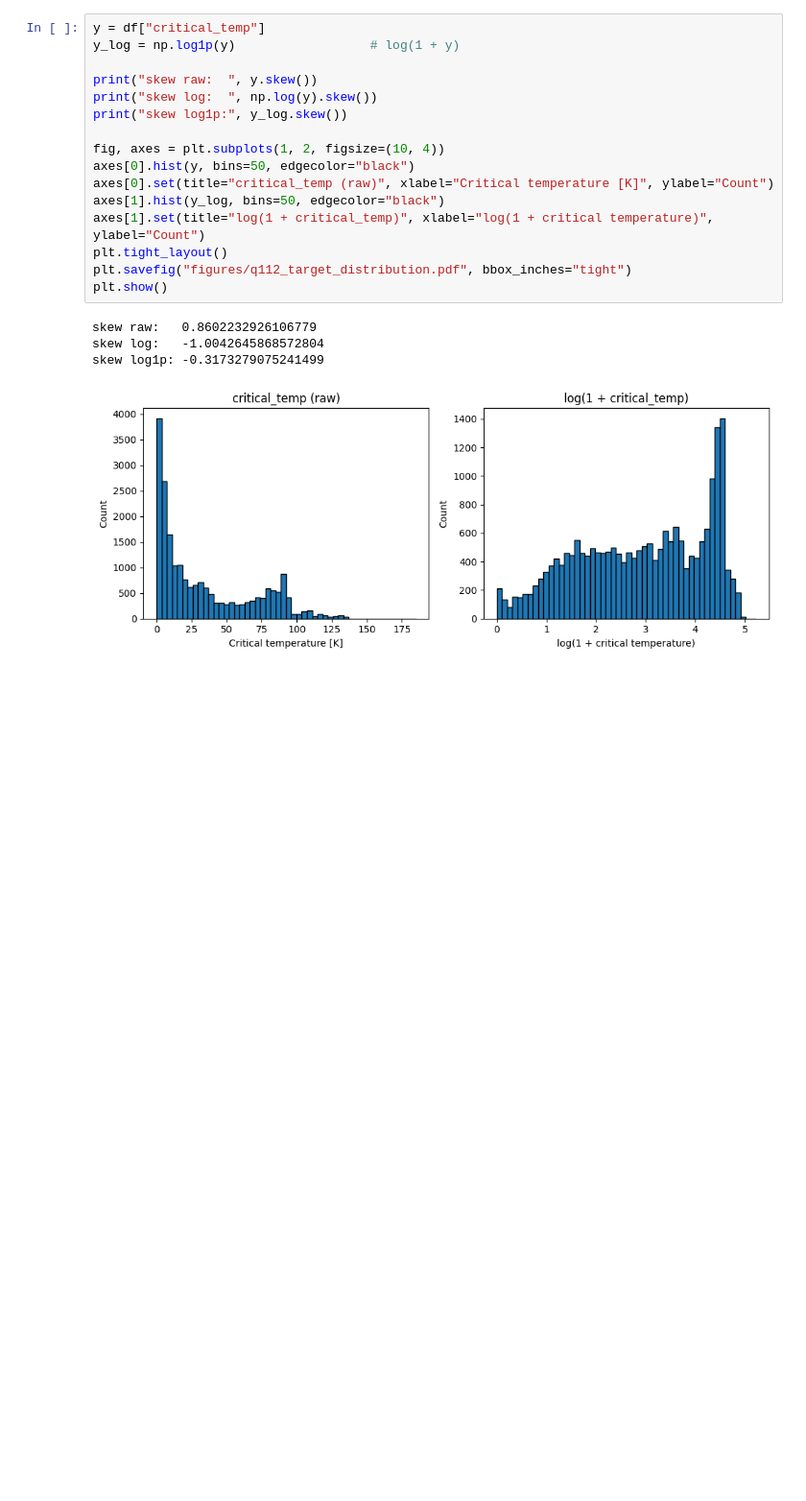
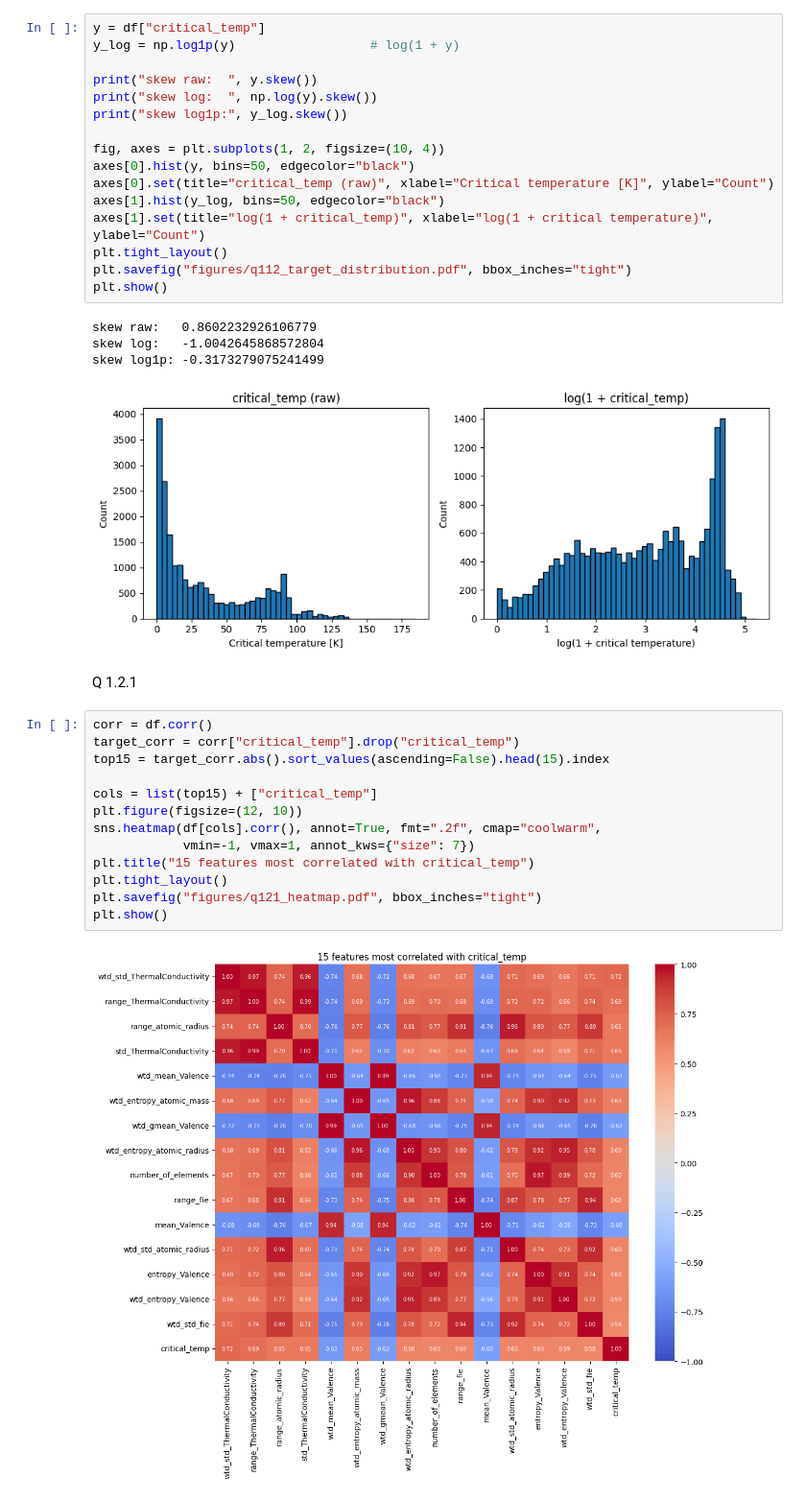
Before and after one commit to SimenGud/ML-Oblig-1, a Jupyter notebook: ML-Oblig1.ipynb, the cells around one changed output. Shown at 96% size. Saved outputs shown, nothing was run; the diff lists cells and outputs as text; blank space fills up the shorter version.

```diff
--- a/ML-Oblig1.ipynb
+++ b/ML-Oblig1.ipynb
@@ -62,3 +63,20 @@ skew raw:   0.8602232926106779
 skew log:   -1.0042645868572804
 skew log1p: -0.3173279075241499
 [figure]
+# %% [markdown]
+Q 1.2.1
+# %%
+corr = df.corr()
+target_corr = corr["critical_temp"].drop("critical_temp")
+top15 = target_corr.abs().sort_values(ascending=False).head(15).index
+
+cols = list(top15) + ["critical_temp"]
+plt.figure(figsize=(12, 10))
+sns.heatmap(df[cols].corr(), annot=True, fmt=".2f", cmap="coolwarm",
+            vmin=-1, vmax=1, annot_kws={"size": 7})
+plt.title("15 features most correlated with critical_temp")
+plt.tight_layout()
+plt.savefig("figures/q121_heatmap.pdf", bbox_inches="tight")
+plt.show()
+# %% [output]
+[figure, added]
```
Also changed, not shown: parts of 1 cell of this notebook.
